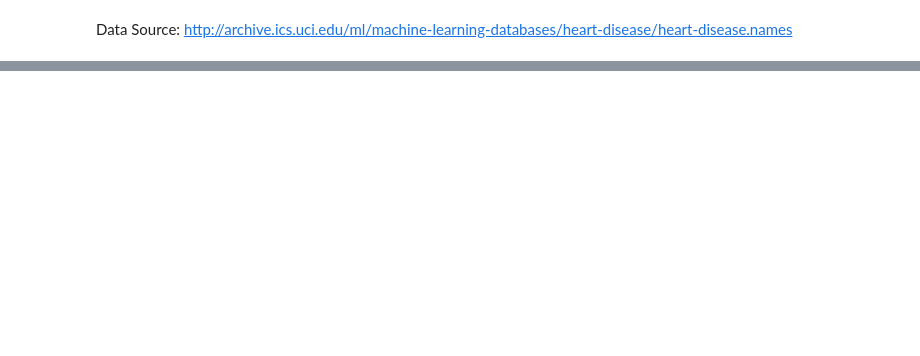
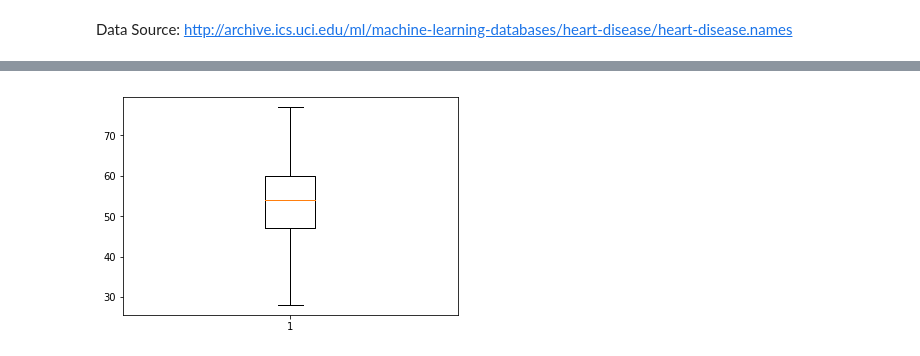
Before and after one commit to kimrharper/thinkful, a Jupyter notebook: unit1/unit1-3-1-datavisualization.ipynb, the cells around one changed output, grey strips where cells are left out. Saved outputs shown, nothing was run; the diff lists cells and outputs as text; code cells hidden in the pictures; blank space fills up the shorter version.

```diff
--- a/unit1/unit1-3-1-datavisualization.ipynb
+++ b/unit1/unit1-3-1-datavisualization.ipynb
@@ -45,0 +40,5 @@ memory usage: 115.0+ KB
+# %%
+plt.boxplot(heartdf['age'])
+plt.show()
+# %% [output]
+[figure, added]
```
Also changed, not shown: parts of 11 cells of this notebook, 1 other file.
